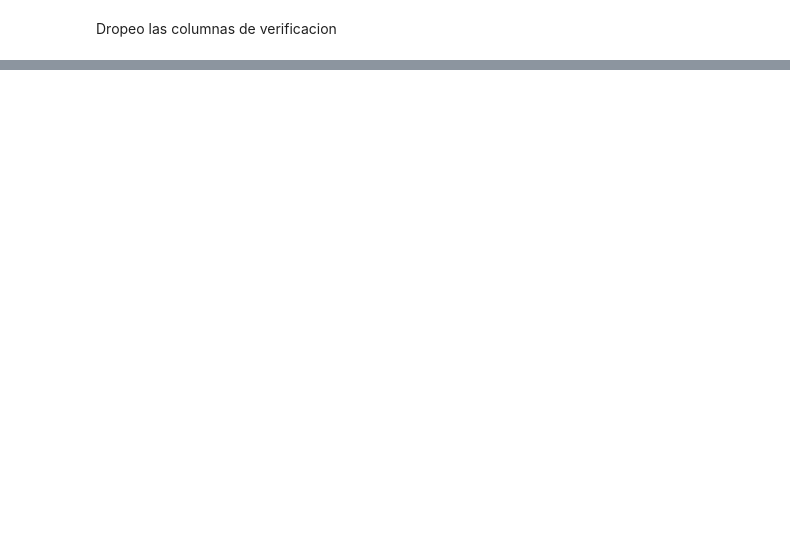
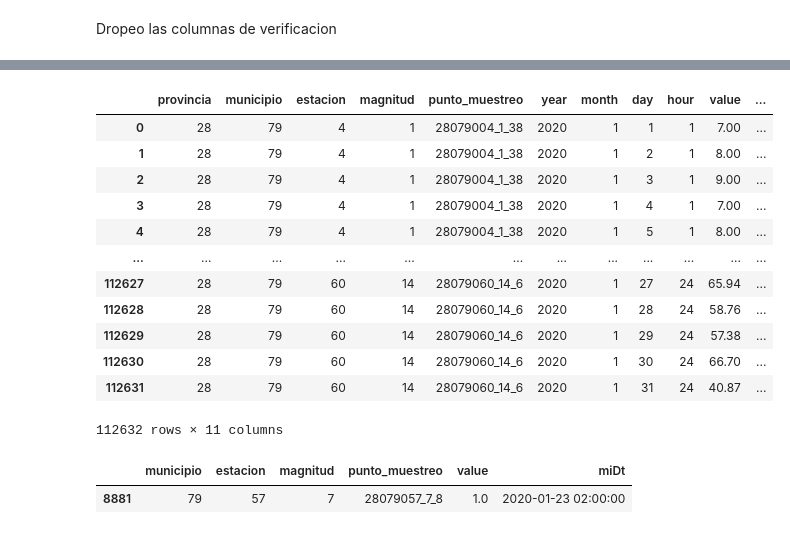
Before and after one commit to 4tolon/Aire_de_calidad, a Jupyter notebook: notebooks/manipulacion_2.ipynb, the cells around one changed output, grey strips where cells are left out. Cells and saved outputs as stored; diff of their text form; code cells hidden in the pictures; blank space fills up the shorter version.

```diff
--- a/notebooks/manipulacion_2.ipynb
+++ b/notebooks/manipulacion_2.ipynb
@@ -155,0 +354,18 @@ df.loc[df[f'v01']=='N',df[f'h01']]='NaN'
+# %%
+df_melt['miDt']=pd.to_datetime(df_melt[['year','month','day','hour']])
+# %%
+df_melt
+# %% [output]
+|  | provincia | municipio | estacion | magnitud | punto_muestreo | year | month | day | hour | value | ... |
+| 0 | 28 | 79 | 4 | 1 | 28079004_1_38 | 2020 | 1 | 1 | 1 | 7.00 | ... |
+| 1 | 28 | 79 | 4 | 1 | 28079004_1_38 | 2020 | 1 | 2 | 1 | 8.00 | ... |
+| 2 | 28 | 79 | 4 | 1 | 28079004_1_38 | 2020 | 1 | 3 | 1 | 9.00 | ... |
+| 3 | 28 | 79 | 4 | 1 | 28079004_1_38 | 2020 | 1 | 4 | 1 | 7.00 | ... |
+| 4 | 28 | 79 | 4 | 1 | 28079004_1_38 | 2020 | 1 | 5 | 1 | 8.00 | ... |
+| ... | ... | ... | ... | ... | ... | ... | ... | ... | ... | ... | ... |
+| 112627 | 28 | 79 | 60 | 14 | 28079060_14_6 | 2020 | 1 | 27 | 24 | 65.94 | ... |
+| 112628 | 28 | 79 | 60 | 14 | 28079060_14_6 | 2020 | 1 | 28 | 24 | 58.76 | ... |
+| 112629 | 28 | 79 | 60 | 14 | 28079060_14_6 | 2020 | 1 | 29 | 24 | 57.38 | ... |
+| 112630 | 28 | 79 | 60 | 14 | 28079060_14_6 | 2020 | 1 | 30 | 24 | 66.70 | ... |
+| 112631 | 28 | 79 | 60 | 14 | 28079060_14_6 | 2020 | 1 | 31 | 24 | 40.87 | ... |
+112632 rows × 11 columns
@@ -155,0 +374,5 @@ df.loc[df[f'v01']=='N',df[f'h01']]='NaN'
+# %%
+df_melt.sample()
+# %% [output]
+|  | municipio | estacion | magnitud | punto_muestreo | value | miDt |
+| 8881 | 79 | 57 | 7 | 28079057_7_8 | 1.0 | 2020-01-23 02:00:00 |
```
Also changed, not shown: parts of 38 cells of this notebook.
